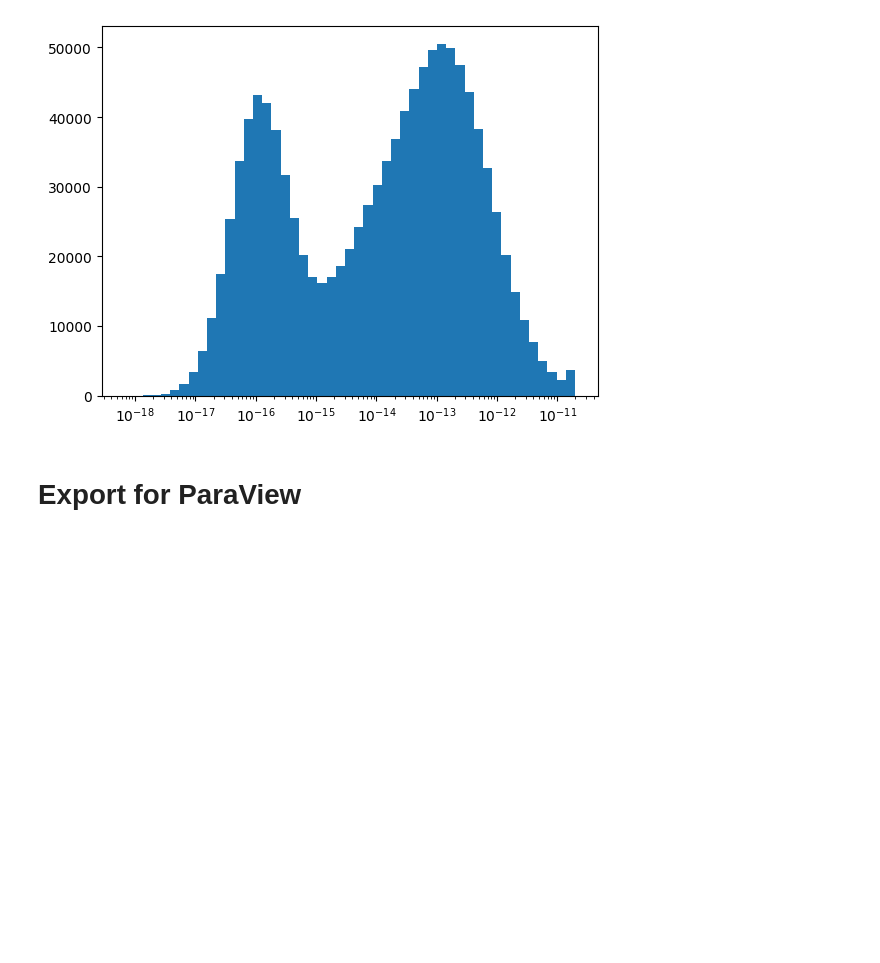
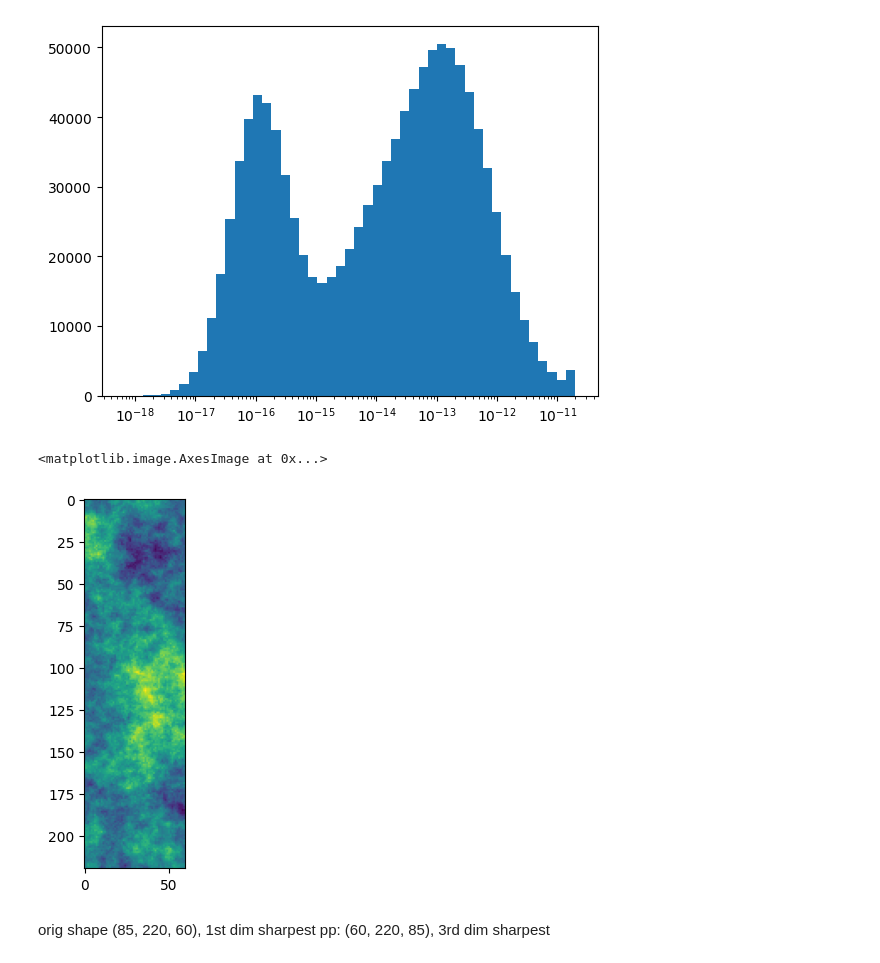
Before and after one commit to Yuriyzabegaev/FTHM-Solver, a Jupyter notebook: solver_selection_thm/spe10_data/spe10.ipynb, the cells around one changed output. Drawn from its saved outputs; the diff is of its cells as text; code cells hidden in the pictures; blank space fills up the shorter version.

```diff
--- a/solver_selection_thm/spe10_data/spe10.ipynb
+++ b/solver_selection_thm/spe10_data/spe10.ipynb
@@ -24,8 +21,13 @@ plt.xscale('log')
-# %%
-spe_perm = spe_perm[:, :30, :31, :32]
-spe_phi = spe_phi[:30, :31, :32]
+# %%
+from matplotlib.colors import LogNorm
+
+plt.imshow(spe_perm[0,30], norm=LogNorm())
+# %% [output]
+<matplotlib.image.AxesImage at 0x...>
+[figure, added]
+# %% [markdown]
+orig shape (85, 220, 60), 1st dim sharpest
+pp: (60, 220, 85), 3rd dim sharpest
 # %%
 np.save('./spe_perm.npy', spe_perm)
 np.save('./spe_phi.npy', spe_phi)
-# %% [markdown]
-# Export for ParaView
```
Also changed, not shown: parts of 3 cells of this notebook, 13 other files.
